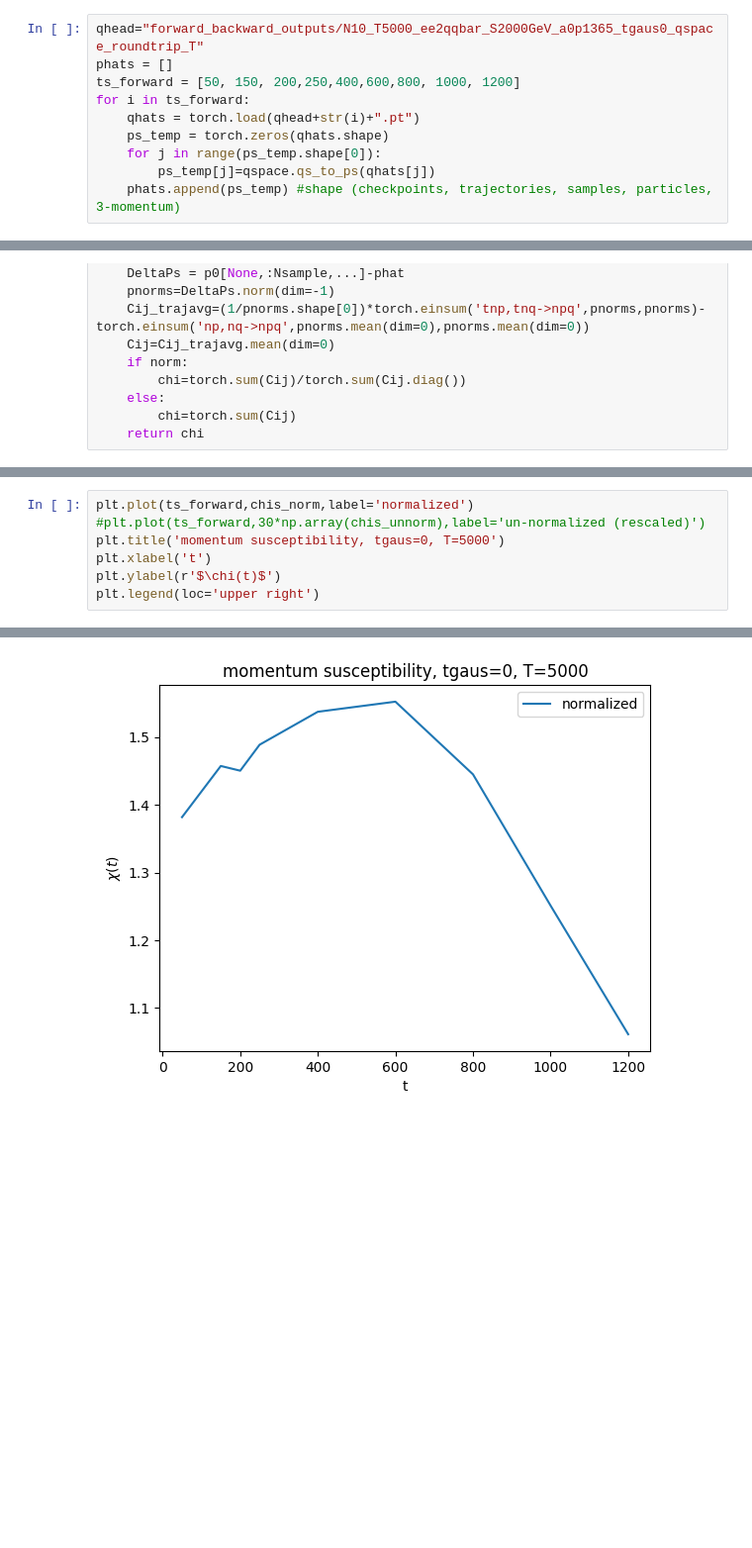
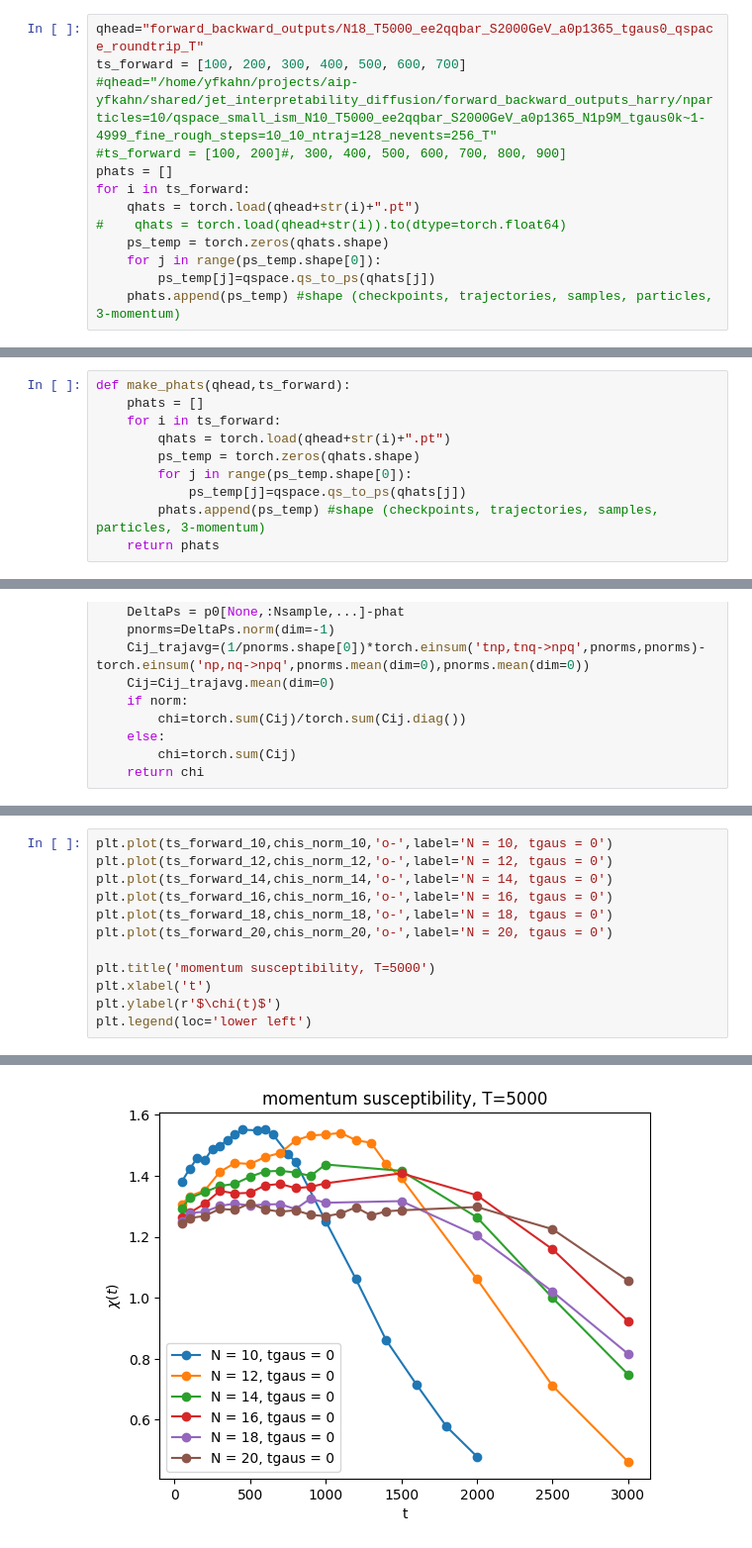
Before and after one commit to ykahn/JetInterpretabilityDiffusion, a Jupyter notebook: susceptibility_YK.ipynb, the cells around one changed output, grey strips where cells are left out. Shown at 99% size. Cells and saved outputs as stored; diff of their text form; blank space fills up the shorter version.

Commit message:
Updated susceptibility notebook

```diff
--- a/susceptibility_YK.ipynb
+++ b/susceptibility_YK.ipynb
@@ -9,9 +48,12 @@ import matplotlib.pyplot as plt
 # %%
-qhead="forward_backward_outputs/N10_T5000_ee2qqbar_S2000GeV_a0p1365_tgaus0_qspace_roundtrip_T"
+qhead="forward_backward_outputs/N18_T5000_ee2qqbar_S2000GeV_a0p1365_tgaus0_qspace_roundtrip_T"
+ts_forward = [100, 200, 300, 400, 500, 600, 700]
+#qhead="/home/yfkahn/projects/aip-yfkahn/shared/jet_interpretability_diffusion/forward_backward_outputs_harry/nparticles=10/qspace_small_ism_N10_T5000_ee2qqbar_S2000GeV_a0p1365_N1p9M_tgaus0k~1-4999_fine_rough_steps=10_10_ntraj=128_nevents=256_T"
+#ts_forward = [100, 200]#, 300, 400, 500, 600, 700, 800, 900]
 phats = []
-ts_forward = [50, 150, 200,250,400,600,800, 1000, 1200]
 for i in ts_forward:
     qhats = torch.load(qhead+str(i)+".pt")
+#    qhats = torch.load(qhead+str(i)).to(dtype=torch.float64)
     ps_temp = torch.zeros(qhats.shape)
     for j in range(ps_temp.shape[0]):
         ps_temp[j]=qspace.qs_to_ps(qhats[j])
@@ -32,0 +92,10 @@ plt.legend()
+# %%
+def make_phats(qhead,ts_forward):
+    phats = []
+    for i in ts_forward:
+        qhats = torch.load(qhead+str(i)+".pt")
+        ps_temp = torch.zeros(qhats.shape)
+        for j in range(ps_temp.shape[0]):
+            ps_temp[j]=qspace.qs_to_ps(qhats[j])
+        phats.append(ps_temp) #shape (checkpoints, trajectories, samples, particles, 3-momentum)
+    return phats
@@ -54,10 +183,15 @@ for i in range(len(ts_forward)):
 # %%
-plt.plot(ts_forward,chis_norm,label='normalized')
-#plt.plot(ts_forward,30*np.array(chis_unnorm),label='un-normalized (rescaled)')
-plt.title('momentum susceptibility, tgaus=0, T=5000')
+plt.plot(ts_forward_10,chis_norm_10,'o-',label='N = 10, tgaus = 0')
+plt.plot(ts_forward_12,chis_norm_12,'o-',label='N = 12, tgaus = 0')
+plt.plot(ts_forward_14,chis_norm_14,'o-',label='N = 14, tgaus = 0')
+plt.plot(ts_forward_16,chis_norm_16,'o-',label='N = 16, tgaus = 0')
+plt.plot(ts_forward_18,chis_norm_18,'o-',label='N = 18, tgaus = 0')
+plt.plot(ts_forward_20,chis_norm_20,'o-',label='N = 20, tgaus = 0')
+
+plt.title('momentum susceptibility, T=5000')
 plt.xlabel('t')
 plt.ylabel(r'$\chi(t)$')
-plt.legend(loc='upper right')
+plt.legend(loc='lower left')
 # %% [output]
 <matplotlib.legend.Legend at 0x...>
-[figure, old version]
+[figure, new version]
```
Also changed, not shown: parts of 36 cells of this notebook.
